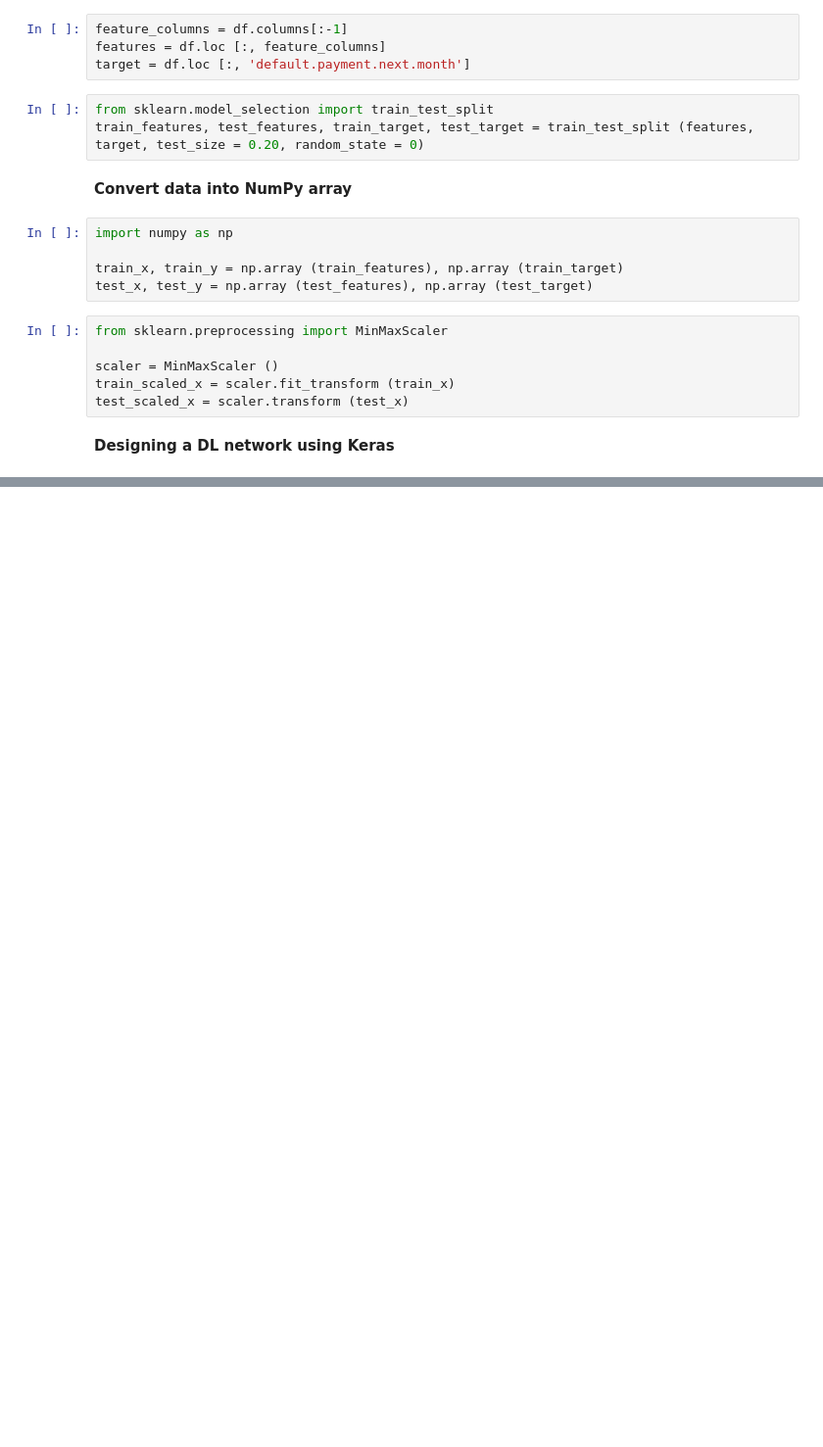
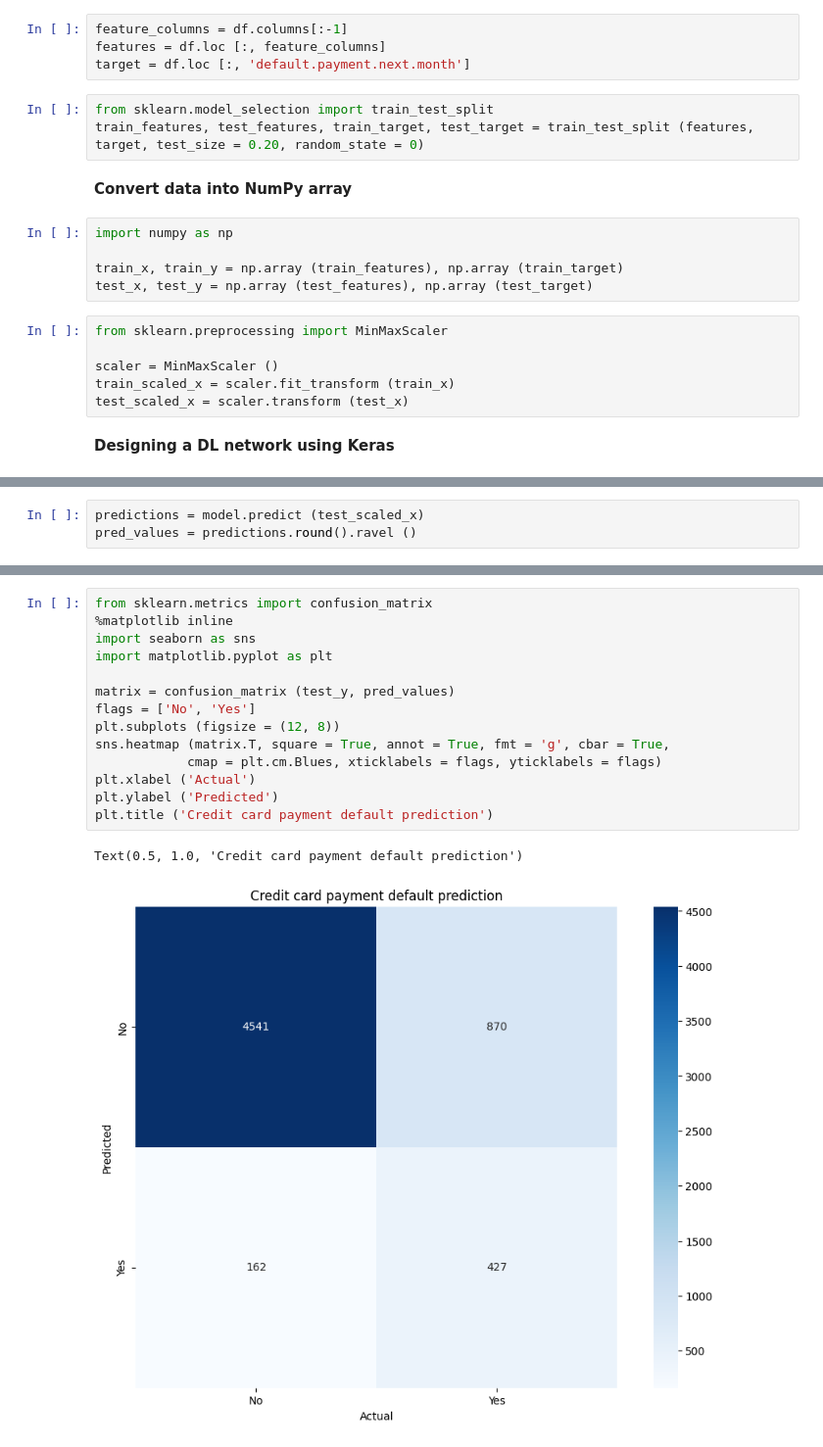
Before and after one commit to AleksandrMorozov123/Financial-modelling-in-Python-and-R, a Jupyter notebook: risk-modeling-in-finance.ipynb, the cells around one changed output, grey strips where cells are left out. Shown at 98% size. Drawn from its saved outputs; the diff is of its cells as text; blank space fills up the shorter version.

Commit message:
Kaggle Notebook | Risk modeling in finance | Version 3

```diff
--- a/risk-modeling-in-finance.ipynb
+++ b/risk-modeling-in-finance.ipynb
@@ -114,0 +160,3 @@ Model: "sequential"
+# %%
+predictions = model.predict (test_scaled_x)
+pred_values = predictions.round().ravel ()
@@ -114,0 +165,17 @@ Model: "sequential"
+# %%
+from sklearn.metrics import confusion_matrix
+%matplotlib inline
+import seaborn as sns
+import matplotlib.pyplot as plt
+
+matrix = confusion_matrix (test_y, pred_values)
+flags = ['No', 'Yes']
+plt.subplots (figsize = (12, 8))
+sns.heatmap (matrix.T, square = True, annot = True, fmt = 'g', cbar = True,
+            cmap = plt.cm.Blues, xticklabels = flags, yticklabels = flags)
+plt.xlabel ('Actual')
+plt.ylabel ('Predicted')
+plt.title ('Credit card payment default prediction')
+# %% [output]
+Text(0.5, 1.0, 'Credit card payment default prediction')
+[figure, added]
```
Also changed, not shown: parts of 7 cells of this notebook.
